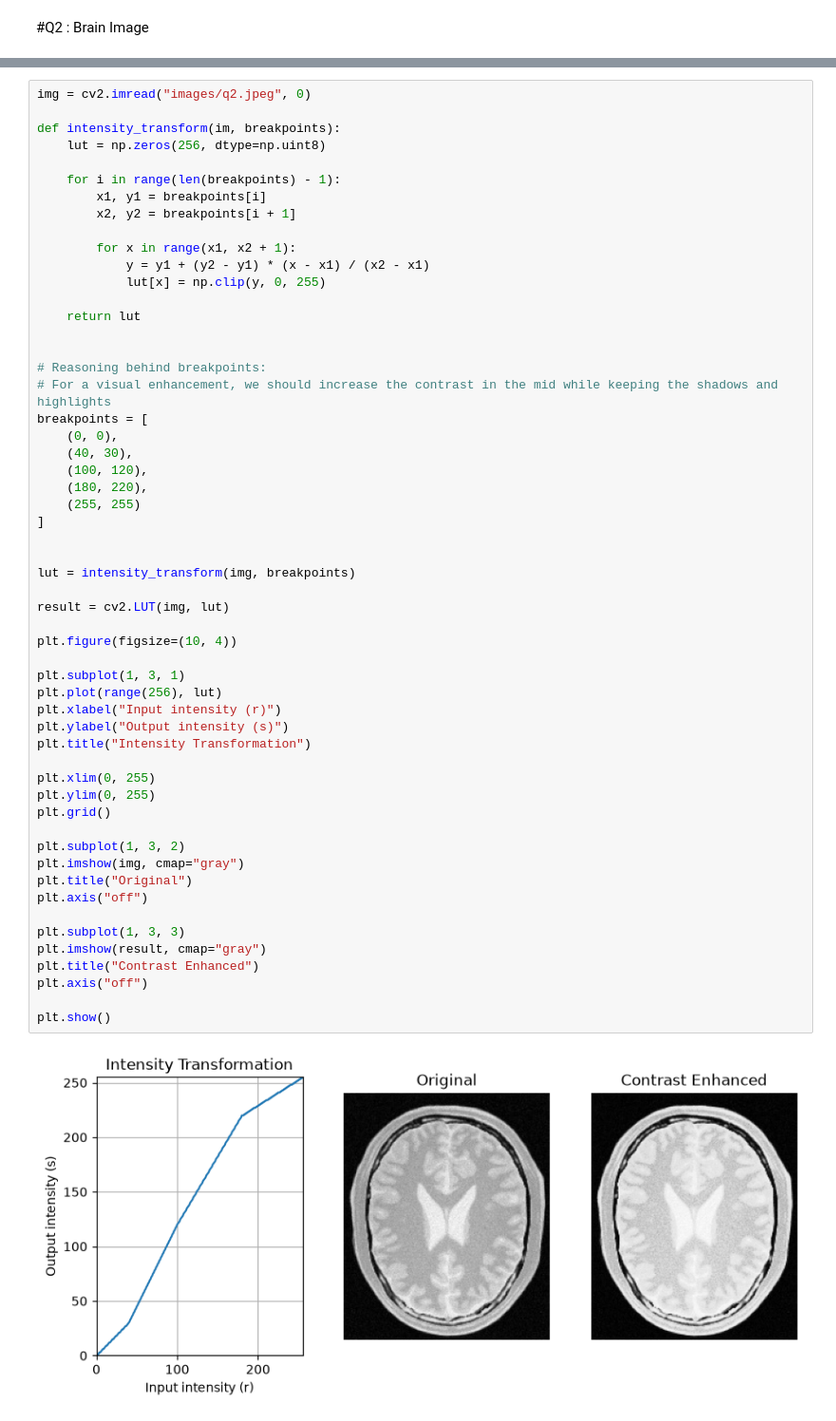
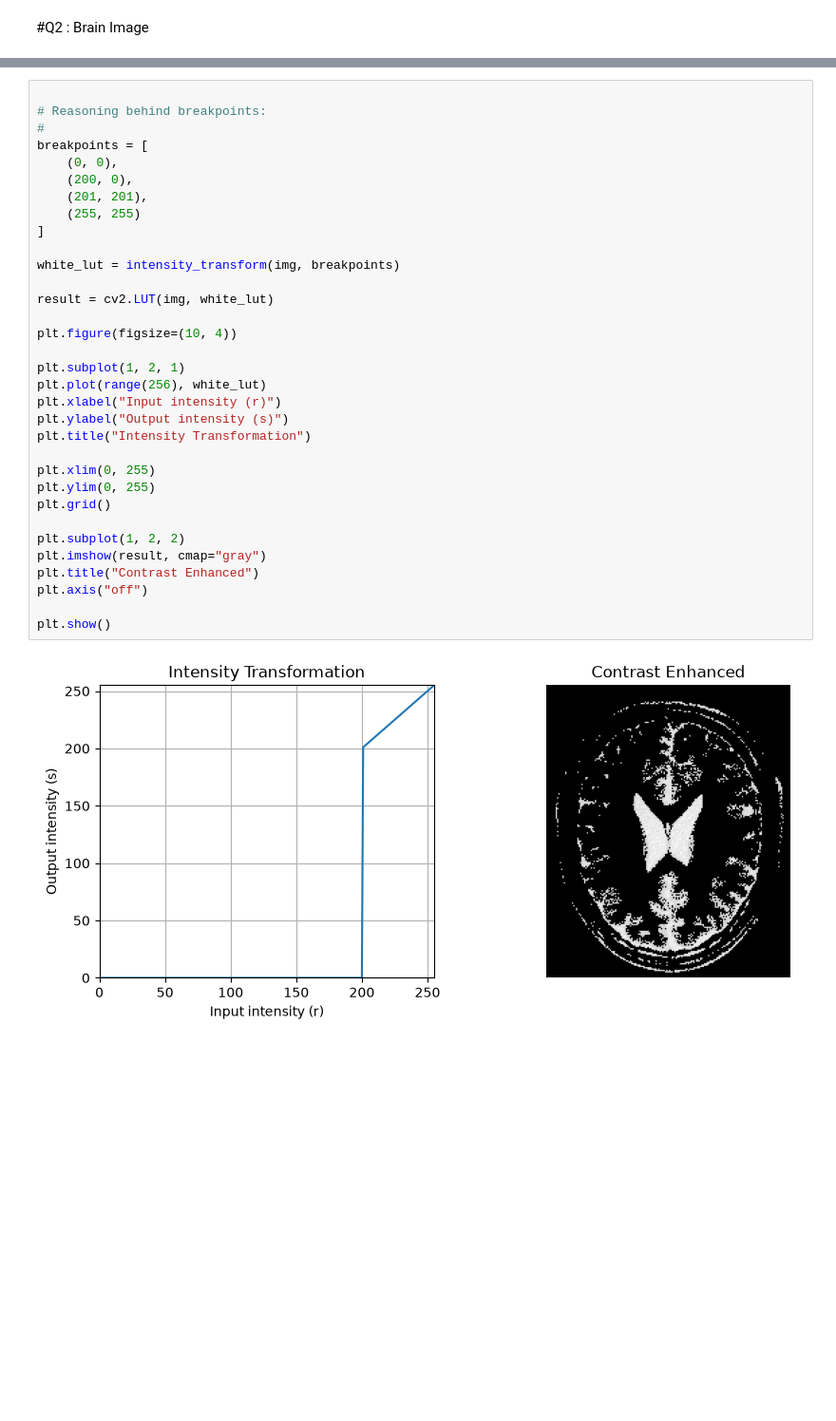
Before and after one commit to rus1ru/EN3160_Assignment_1, a Jupyter notebook: assignment_01.ipynb, the cells around one changed output, grey strips where cells are left out. Shown at 95% size. Saved outputs shown, nothing was run; the diff lists cells and outputs as text; blank space fills up the shorter version.

Commit message:
Image Intensity Histrogram Analysis and Seperating White Matter and Gray Matter

```diff
--- a/assignment_01.ipynb
+++ b/assignment_01.ipynb
@@ -86,57 +103,35 @@ plt.show()
 # %%
-img = cv2.imread("images/q2.jpeg", 0)
-
-def intensity_transform(im, breakpoints):
-    lut = np.zeros(256, dtype=np.uint8)
-
-    for i in range(len(breakpoints) - 1):
-        x1, y1 = breakpoints[i]
-        x2, y2 = breakpoints[i + 1]
-
-        for x in range(x1, x2 + 1):
-            y = y1 + (y2 - y1) * (x - x1) / (x2 - x1)
-            lut[x] = np.clip(y, 0, 255)
-
-    return lut
-
 
 # Reasoning behind breakpoints:
-# For a visual enhancement, we should increase the contrast in the mid while keeping the shadows and highlights
+#
 breakpoints = [
     (0, 0),
-    (40, 30),
-    (100, 120),
-    (180, 220),
+    (200, 0),
+    (201, 201),
     (255, 255)
 ]
 
+white_lut = intensity_transform(img, breakpoints)
 
-lut = intensity_transform(img, breakpoints)
-
-result = cv2.LUT(img, lut)
+result = cv2.LUT(img, white_lut)
 
 plt.figure(figsize=(10, 4))
 
-plt.subplot(1, 3, 1)
-plt.plot(range(256), lut)
+plt.subplot(1, 2, 1)
+plt.plot(range(256), white_lut)
 plt.xlabel("Input intensity (r)")
 plt.ylabel("Output intensity (s)")
 plt.title("Intensity Transformation")
 
 plt.xlim(0, 255)
 plt.ylim(0, 255)
 plt.grid()
 
-plt.subplot(1, 3, 2)
-plt.imshow(img, cmap="gray")
-plt.title("Original")
-plt.axis("off")
-
-plt.subplot(1, 3, 3)
+plt.subplot(1, 2, 2)
 plt.imshow(result, cmap="gray")
 plt.title("Contrast Enhanced")
 plt.axis("off")
 
 plt.show()
 # %% [output]
-[figure, old version]
+[figure, new version]
```
Also changed, not shown: parts of 6 cells of this notebook.
